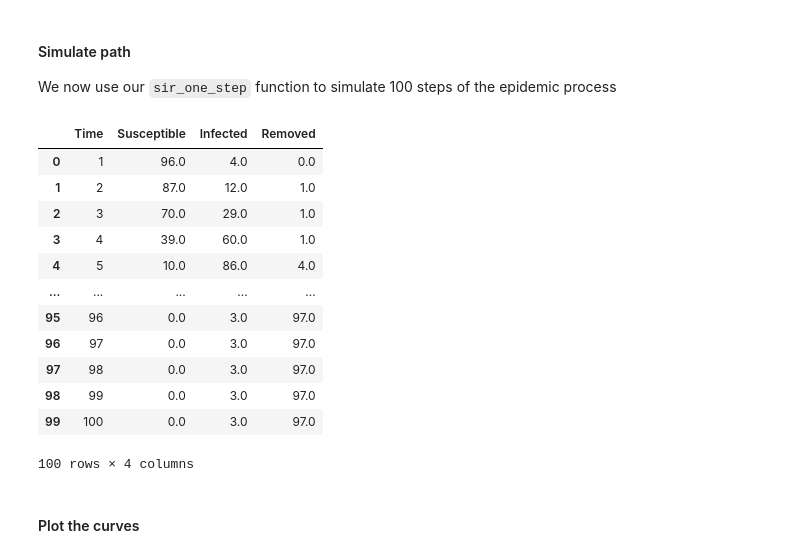
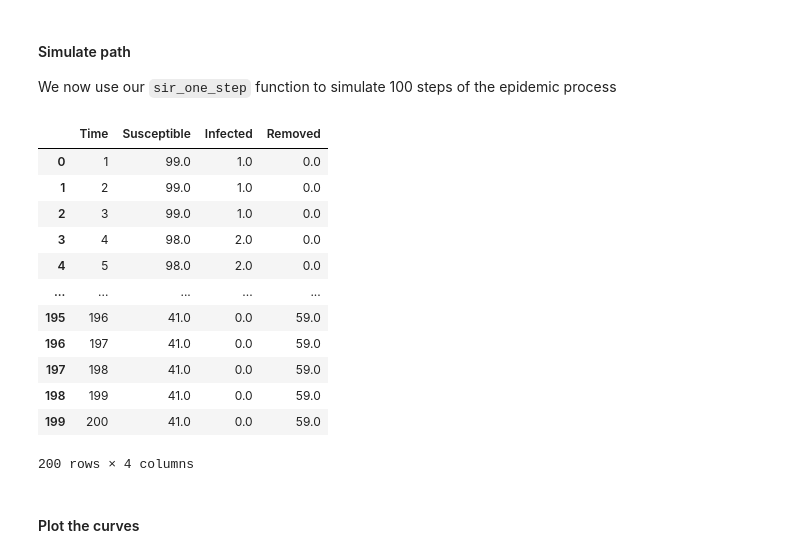
Before and after one commit to gem-epidemics/colab, a Jupyter notebook: iddinf/epi_refresher.ipynb, the cells around one changed output. Cells and saved outputs as stored; diff of their text form; code cells hidden in the pictures.

```diff
--- a/iddinf/epi_refresher.ipynb
+++ b/iddinf/epi_refresher.ipynb
@@ -242,8 +240,8 @@ import pandas as pd
 # %%
 # initial values
 time_delta = 1
-initial_pop = [99,1,0]
-parameters0 = [2, 0.05]
+initial_pop = [99, 1, 0]
+parameters0 = [0.1, 0.05]
 # %% [markdown]
 #### Single iteration
 # %% [markdown]
@@ -306,45 +304,46 @@ We now use our `sir_one_step` function to simulate 100 steps of the epidemic pro
 # %%
 # simulate full path
 def simulate(initial_state, num_steps):
     # counters
     ii = 0
     S = np.zeros(num_steps)
     I = np.zeros(num_steps)
     R = np.zeros(num_steps)
 
     # unpack the state
     S[0], I[0], R[0] = initial_state
     state = initial_state
 
     while ii < num_steps:
         state = sir_one_step(state, parameters0, time_delta)
 
         S[ii], I[ii], R[ii] = state
 
         ii += 1
 
     return {'Time': np.cumsum(np.repeat(time_delta, num_steps)),
             'Susceptible': S,
             'Infected': I,
             'Removed': R}
 
-sample_epi = simulate(initial_pop, 100)
+np.random.seed(123)
+sample_epi = simulate(initial_pop, 200)
 
 pd.DataFrame(sample_epi)
 # %% [output]
 |  | Time | Susceptible | Infected | Removed |
-| 0 | 1 | 96.0 | 4.0 | 0.0 |
-| 1 | 2 | 87.0 | 12.0 | 1.0 |
-| 2 | 3 | 70.0 | 29.0 | 1.0 |
-| 3 | 4 | 39.0 | 60.0 | 1.0 |
-| 4 | 5 | 10.0 | 86.0 | 4.0 |
+| 0 | 1 | 99.0 | 1.0 | 0.0 |
+| 1 | 2 | 99.0 | 1.0 | 0.0 |
+| 2 | 3 | 99.0 | 1.0 | 0.0 |
+| 3 | 4 | 98.0 | 2.0 | 0.0 |
+| 4 | 5 | 98.0 | 2.0 | 0.0 |
 | ... | ... | ... | ... | ... |
-| 95 | 96 | 0.0 | 3.0 | 97.0 |
-| 96 | 97 | 0.0 | 3.0 | 97.0 |
-| 97 | 98 | 0.0 | 3.0 | 97.0 |
-| 98 | 99 | 0.0 | 3.0 | 97.0 |
-| 99 | 100 | 0.0 | 3.0 | 97.0 |
+| 195 | 196 | 41.0 | 0.0 | 59.0 |
+| 196 | 197 | 41.0 | 0.0 | 59.0 |
+| 197 | 198 | 41.0 | 0.0 | 59.0 |
+| 198 | 199 | 41.0 | 0.0 | 59.0 |
+| 199 | 200 | 41.0 | 0.0 | 59.0 |
-100 rows × 4 columns
+200 rows × 4 columns
 # %% [markdown]
 #### Plot the curves
 # %%
```
Also changed, not shown: parts of 17 cells of this notebook, 16 other files.
